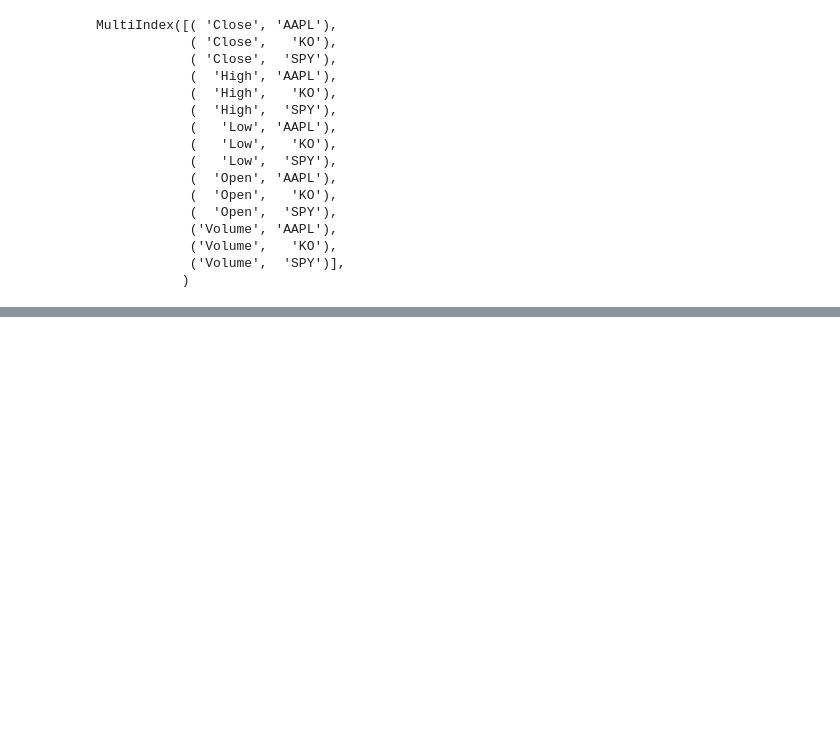
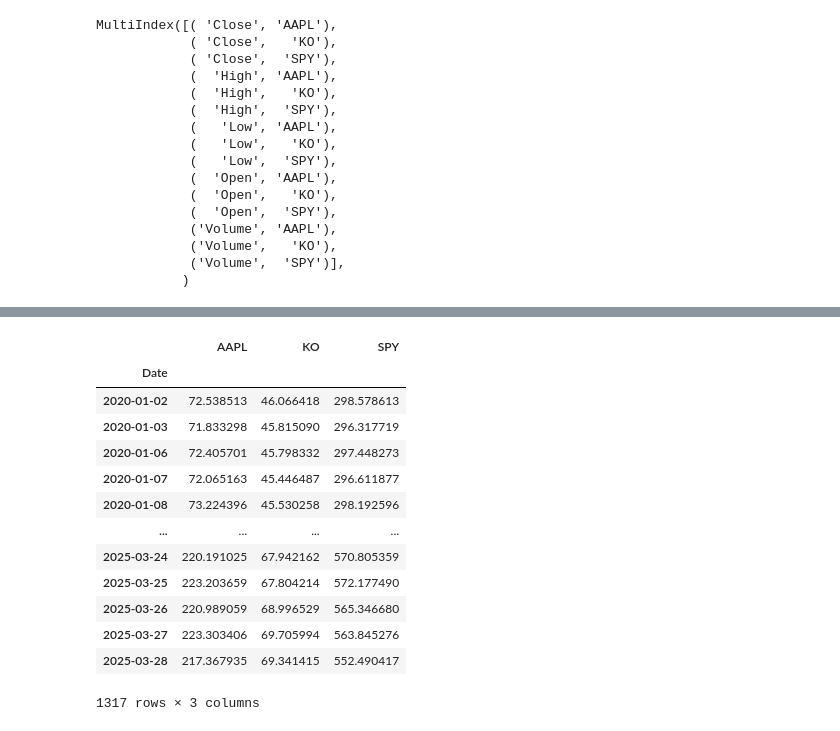
Before and after one commit to JorgePCDV/pcdv-algos, a Jupyter notebook: src/starter_files/algo1.ipynb, the cells around one changed output, grey strips where cells are left out. Saved outputs shown, nothing was run; the diff lists cells and outputs as text; code cells hidden in the pictures; blank space fills up the shorter version.

```diff
--- a/src/starter_files/algo1.ipynb
+++ b/src/starter_files/algo1.ipynb
@@ -218,0 +232,17 @@ MultiIndex([( 'Close', 'AAPL'),
+# %%
+stocks.loc[:,"Close"]
+# %% [output]
+|  | AAPL | KO | SPY |
+| Date |  |  |  |
+| 2020-01-02 | 72.538513 | 46.066418 | 298.578613 |
+| 2020-01-03 | 71.833298 | 45.815090 | 296.317719 |
+| 2020-01-06 | 72.405701 | 45.798332 | 297.448273 |
+| 2020-01-07 | 72.065163 | 45.446487 | 296.611877 |
+| 2020-01-08 | 73.224396 | 45.530258 | 298.192596 |
+| ... | ... | ... | ... |
+| 2025-03-24 | 220.191025 | 67.942162 | 570.805359 |
+| 2025-03-25 | 223.203659 | 67.804214 | 572.177490 |
+| 2025-03-26 | 220.989059 | 68.996529 | 565.346680 |
+| 2025-03-27 | 223.303406 | 69.705994 | 563.845276 |
+| 2025-03-28 | 217.367935 | 69.341415 | 552.490417 |
+1317 rows × 3 columns
```
Also changed, not shown: parts of 5 cells of this notebook.
